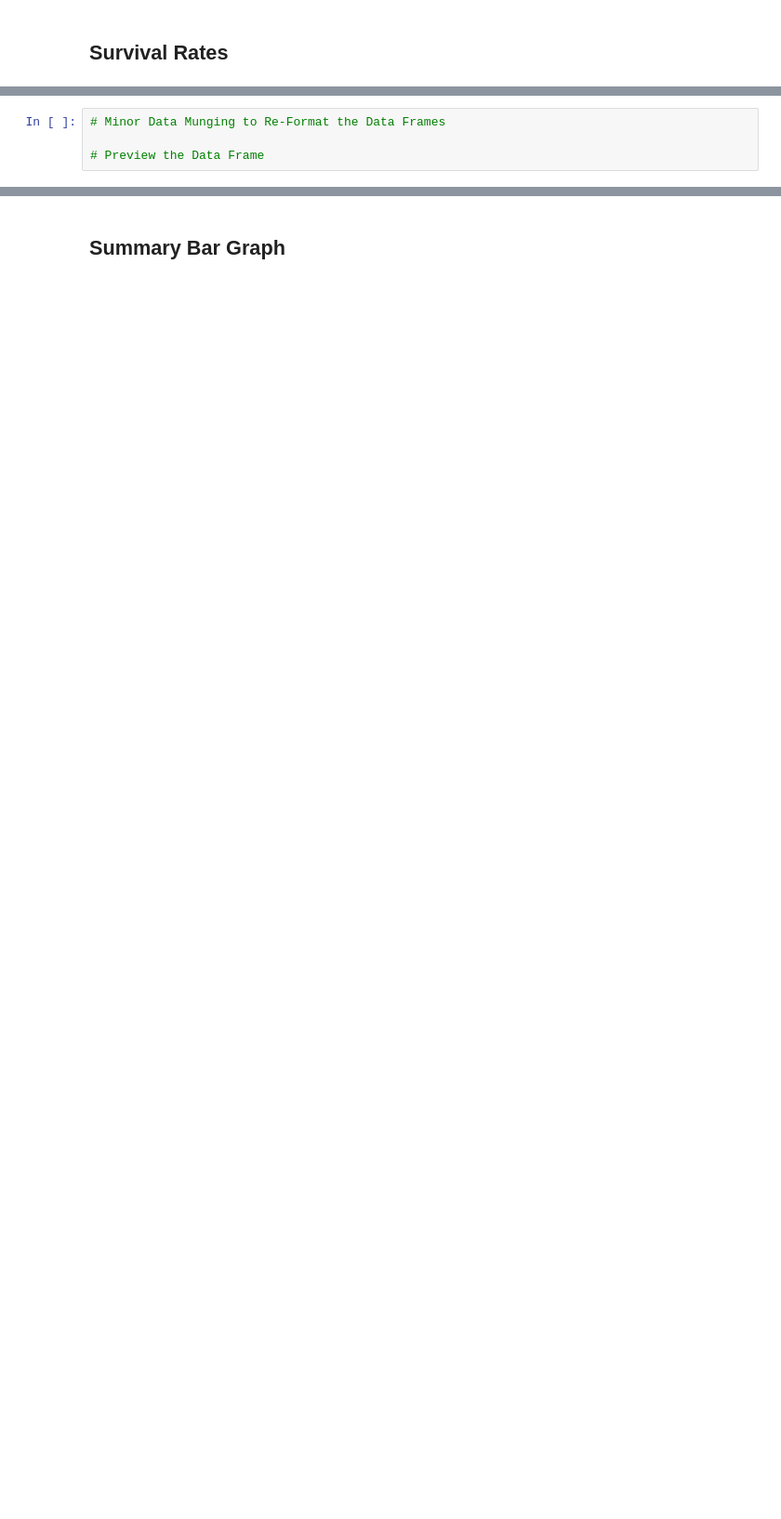
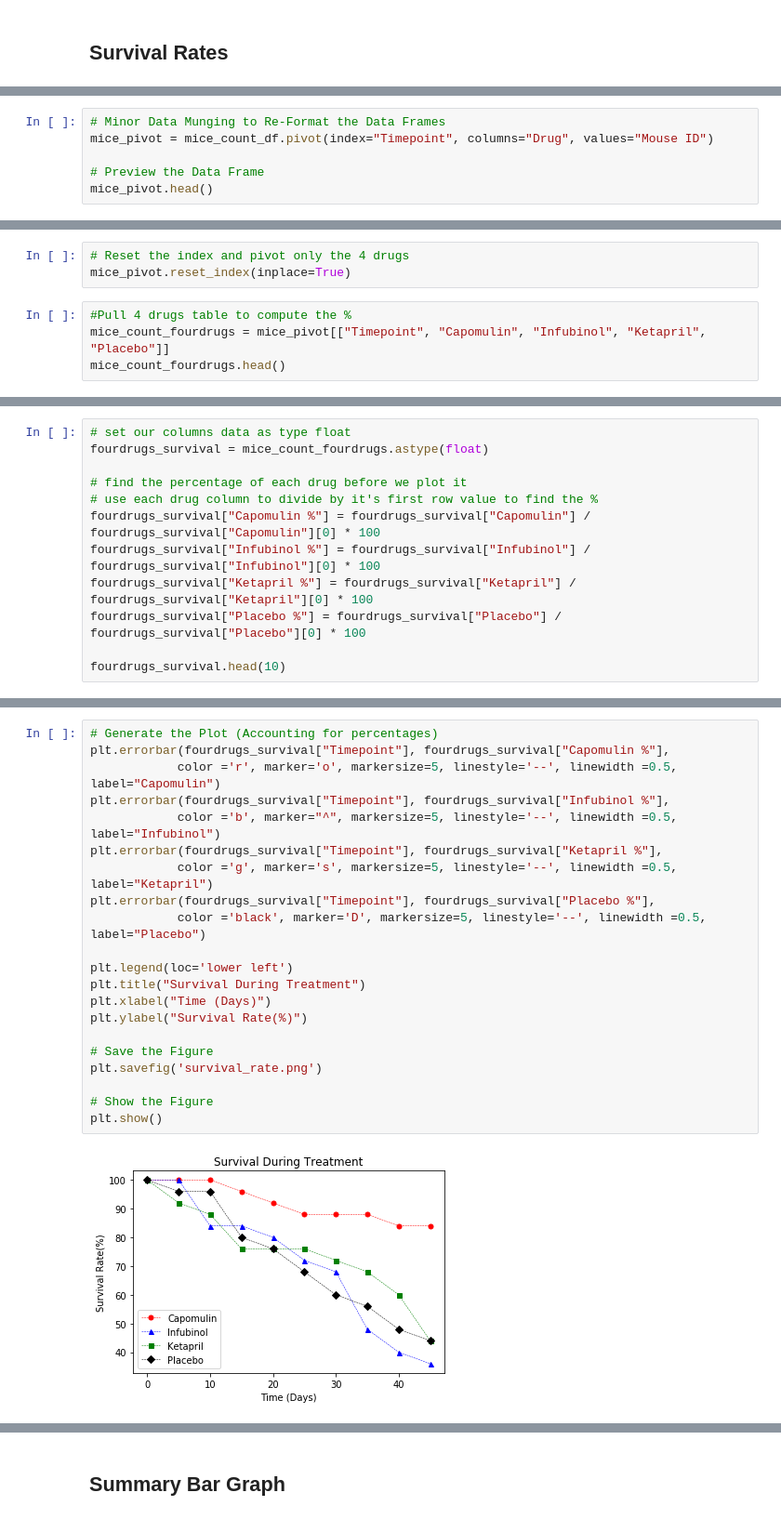
Before and after one commit to kattelya/matplotlib-challenge, a Jupyter notebook: pymaceuticals_starter.ipynb, the cells around one changed output, grey strips where cells are left out. Shown: that part at 93% size. Cells and saved outputs as stored; diff of their text form; blank space fills up the shorter version.

```diff
--- a/pymaceuticals_starter.ipynb
+++ b/pymaceuticals_starter.ipynb
@@ -158,4 +268,6 @@ plt.show()
 # %%
 # Minor Data Munging to Re-Format the Data Frames
+mice_pivot = mice_count_df.pivot(index="Timepoint", columns="Drug", values="Mouse ID")
 
 # Preview the Data Frame
+mice_pivot.head()
@@ -168,0 +282,7 @@ plt.show()
+# %%
+# Reset the index and pivot only the 4 drugs
+mice_pivot.reset_index(inplace=True)
+# %%
+#Pull 4 drugs table to compute the %
+mice_count_fourdrugs = mice_pivot[["Timepoint", "Capomulin", "Infubinol", "Ketapril", "Placebo"]]
+mice_count_fourdrugs.head()
@@ -168,0 +296,12 @@ plt.show()
+# %%
+# set our columns data as type float
+fourdrugs_survival = mice_count_fourdrugs.astype(float)
+
+# find the percentage of each drug before we plot it
+# use each drug column to divide by it's first row value to find the %
+fourdrugs_survival["Capomulin %"] = fourdrugs_survival["Capomulin"] / fourdrugs_survival["Capomulin"][0] * 100
+fourdrugs_survival["Infubinol %"] = fourdrugs_survival["Infubinol"] / fourdrugs_survival["Infubinol"][0] * 100
+fourdrugs_survival["Ketapril %"] = fourdrugs_survival["Ketapril"] / fourdrugs_survival["Ketapril"][0] * 100
+fourdrugs_survival["Placebo %"] = fourdrugs_survival["Placebo"] / fourdrugs_survival["Placebo"][0] * 100
+
+fourdrugs_survival.head(10)
@@ -169,3 +320,26 @@ plt.show()
+# %%
+# Generate the Plot (Accounting for percentages)
+plt.errorbar(fourdrugs_survival["Timepoint"], fourdrugs_survival["Capomulin %"],
+            color ='r', marker='o', markersize=5, linestyle='--', linewidth =0.5, label="Capomulin")
+plt.errorbar(fourdrugs_survival["Timepoint"], fourdrugs_survival["Infubinol %"],
+            color ='b', marker="^", markersize=5, linestyle='--', linewidth =0.5, label="Infubinol")
+plt.errorbar(fourdrugs_survival["Timepoint"], fourdrugs_survival["Ketapril %"],
+            color ='g', marker='s', markersize=5, linestyle='--', linewidth =0.5, label="Ketapril")
+plt.errorbar(fourdrugs_survival["Timepoint"], fourdrugs_survival["Placebo %"],
+            color ='black', marker='D', markersize=5, linestyle='--', linewidth =0.5, label="Placebo")
+
+plt.legend(loc='lower left')
+plt.title("Survival During Treatment")
+plt.xlabel("Time (Days)")
+plt.ylabel("Survival Rate(%)")
+
+# Save the Figure
+plt.savefig('survival_rate.png')
+
+# Show the Figure
+plt.show()
+# %% [output]
+[figure, added]
 # %% [markdown]
 ![Metastatic Spread During Treatment](../Images/survival.png)
 # %% [markdown]
```
Also changed, not shown: parts of 22 cells of this notebook.
